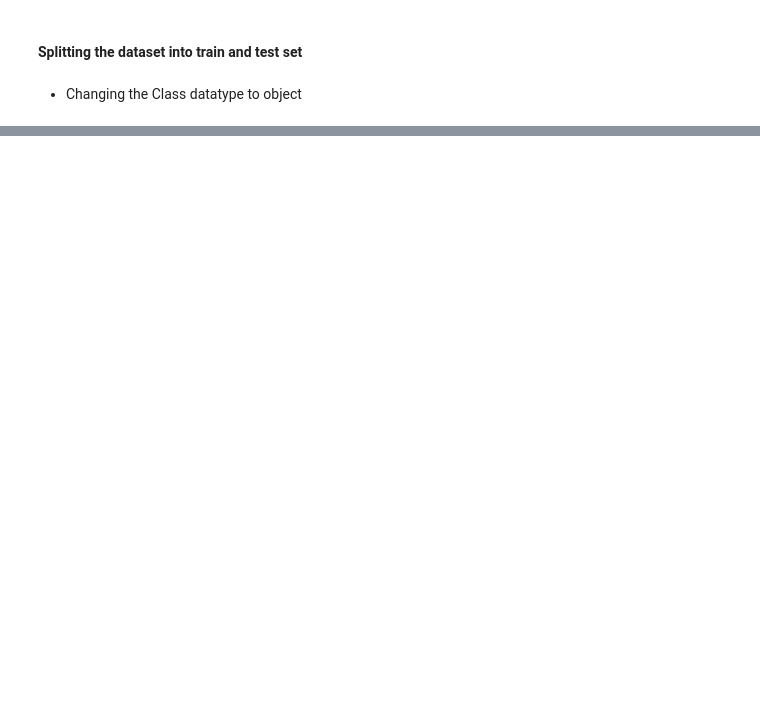
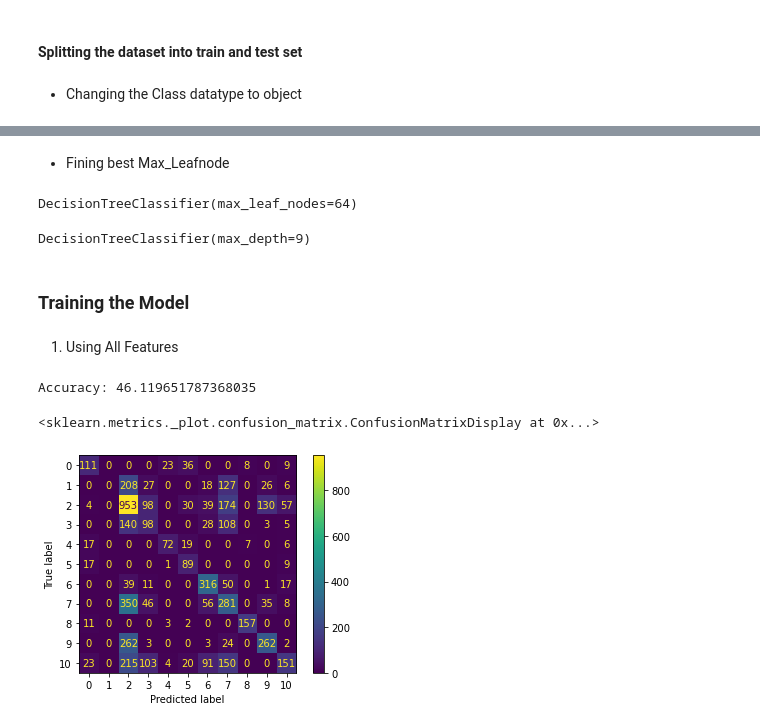
Before and after one commit to rawanalqarni/Music_Dataset, a Jupyter notebook: rawan/ML_music_dataset.ipynb, the cells around one changed output, grey strips where cells are left out. Drawn from its saved outputs; the diff is of its cells as text; code cells hidden in the pictures; blank space fills up the shorter version.

```diff
--- a/rawan/ML_music_dataset.ipynb
+++ b/rawan/ML_music_dataset.ipynb
@@ -288,0 +51,5 @@ print("Accuracy:",metrics.accuracy_score(y_test, y_pred))
+# %%
+le = LabelEncoder()
+le.fit(music_dataframe['Artist Name'])
+music_dataframe['Artist Name']=le.transform(music_dataframe['Artist Name'])
+music_dataframe.head()
@@ -288,0 +70,10 @@ print("Accuracy:",metrics.accuracy_score(y_test, y_pred))
+# %%
+X_train = train.drop("Class", axis=1)
+y_train = train[["Class"]]
+print(X_train.shape)
+print(y_train.shape)
+# %%
+X_test = test.drop("Class", axis=1)
+y_test = test[["Class"]]
+print(X_test.shape)
+print(y_test.shape)
@@ -288,0 +82,4 @@ print("Accuracy:",metrics.accuracy_score(y_test, y_pred))
+# %%
+scaler = StandardScaler()
+X_train = pd.DataFrame(scaler.fit_transform(X_train),  columns= col_list[0:15])
+X_test = pd.DataFrame(scaler.fit_transform(X_test),  columns= col_list[0:15])
@@ -288,0 +152,56 @@ print("Accuracy:",metrics.accuracy_score(y_test, y_pred))
+# %% [markdown]
+-  Fining best Max_Leafnode
+# %%
+dt_mod = DecisionTreeClassifier()
+
+loss = 'neg_root_mean_squared_error'
+
+kfold = KFold(n_splits=5, random_state=123, shuffle=True)
+
+hyper_grid = {
+  'max_leaf_nodes': list(range(2,80)),
+  'min_samples_split':[2,3,4,5],
+  }
+
+
+grid_search = GridSearchCV(dt_mod, hyper_grid,cv=kfold, scoring=loss)
+results = grid_search.fit(X_train,y_train)
+grid_search.best_estimator_
+# %% [output]
+DecisionTreeClassifier(max_leaf_nodes=64)
+# %%
+
+dt_mod = DecisionTreeClassifier()
+
+loss = 'neg_root_mean_squared_error'
+
+kfold = KFold(n_splits=5, random_state=123, shuffle=True)
+
+hyper_grid = {
+  'min_samples_split':[2,3,4,5],
+   'max_depth': list(range(1,50))
+  }
+
+
+grid_search = GridSearchCV(dt_mod, hyper_grid,cv=kfold, scoring=loss)
+results = grid_search.fit(X_train,y_train)
+grid_search.best_estimator_
+# %% [output]
+DecisionTreeClassifier(max_depth=9)
+# %% [markdown]
+### Training the Model
+# %% [markdown]
+1. Using All Features
+# %%
+# all numric features
+dt_mod = DecisionTreeClassifier(criterion='gini',max_depth=9, max_leaf_nodes=64, random_state=123)
+dt_fit = dt_mod.fit(X_train, y_train)
+y_pred = dt_fit.predict(X_test)
+print("Accuracy:",metrics.accuracy_score(y_test, y_pred)*100)
+conf_matrix = confusion_matrix(y_test, y_pred)
+con_vis = ConfusionMatrixDisplay(confusion_matrix=conf_matrix)
+con_vis.plot()
+# %% [output]
+Accuracy: 46.119651787368035
+<sklearn.metrics._plot.confusion_matrix.ConfusionMatrixDisplay at 0x...>
+[figure, added]
```
Also changed, not shown: parts of 56 cells of this notebook.
